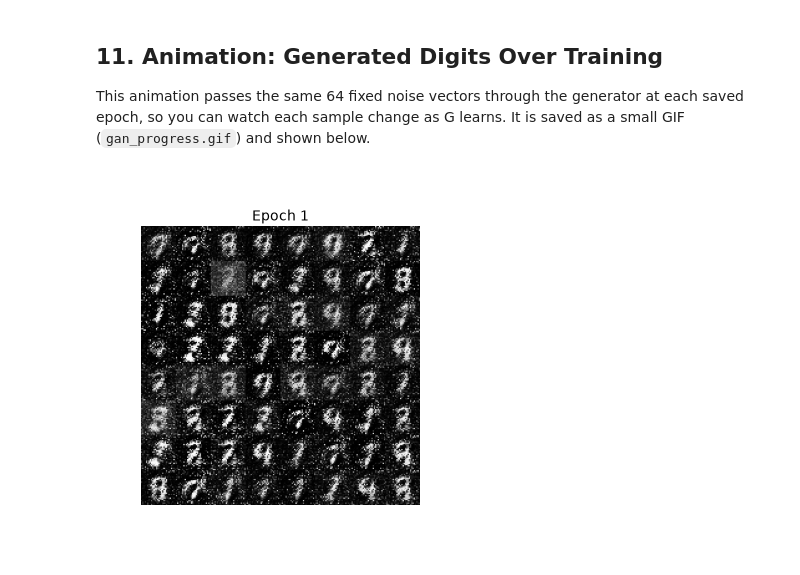
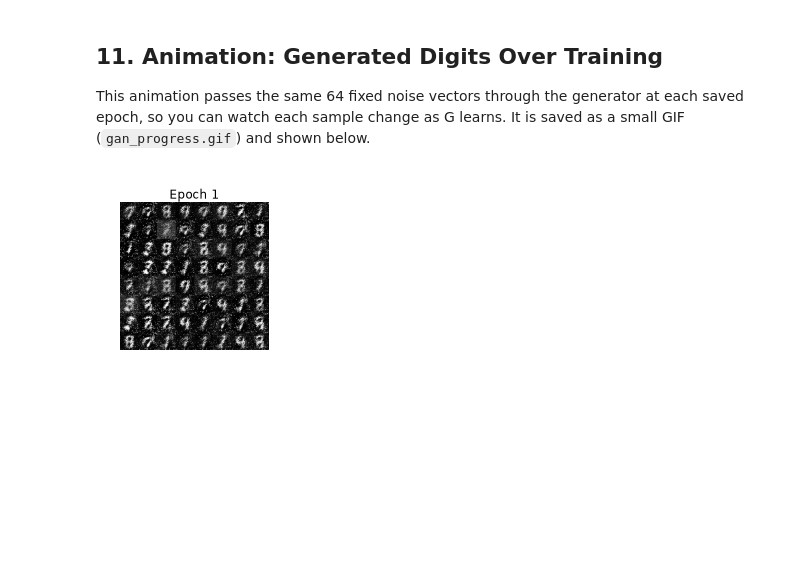
Before and after one commit to nadeemcite/research-papers, a Jupyter notebook: 022_generative-adversarial-networks-gan/solution.ipynb, the cells around one changed output. Cells and saved outputs as stored; diff of their text form; code cells hidden in the pictures; blank space fills up the shorter version.

```diff
--- a/022_generative-adversarial-networks-gan/solution.ipynb
+++ b/022_generative-adversarial-networks-gan/solution.ipynb
@@ -63,9 +65,11 @@ transform = transforms.Compose([
     transforms.Lambda(lambda x: x.view(-1))  # Flatten to 784
 ])
 
-dataset = torchvision.datasets.MNIST(
-    root='./data', train=True, download=True, transform=transform
-)
+# The download progress bars are silenced so the saved output stays readable
+with contextlib.redirect_stderr(io.StringIO()), contextlib.redirect_stdout(io.StringIO()):
+    dataset = torchvision.datasets.MNIST(
+        root='./data', train=True, download=True, transform=transform
+    )
 dataloader = DataLoader(dataset, batch_size=batch_size, shuffle=True, drop_last=True)
 
 def to_img(x):
@@ -392,27 +396,29 @@ plt.show()
 This animation passes the same 64 fixed noise vectors through the generator at each saved epoch, so you can watch each sample change as G learns. It is saved as a small GIF (`gan_progress.gif`) and shown below.
 # %%
 # Create animation of generated digits over training
-fig, ax = plt.subplots(figsize=(5, 5.4))
+fig, ax = plt.subplots(figsize=(3.2, 3.5))
 ax.axis('off')
 
 # Use 8x8 grid of the 64 fixed-noise samples
 ims = []
-for img_batch, epoch_num in zip(img_list, sample_epochs):
+# Every other saved sample (plus the last) keeps the GIF small
+keep = sorted(set(range(0, len(img_list), 2)) | {len(img_list) - 1})
+for img_batch, epoch_num in [(img_list[k], sample_epochs[k]) for k in keep]:
     grid = img_batch[:64, 0].numpy()  # (64, 28, 28)
     grid_img = grid.reshape(8, 8, 28, 28).transpose(0, 2, 1, 3).reshape(8 * 28, 8 * 28)
     im = ax.imshow(grid_img, cmap='gray', vmin=0, vmax=1, animated=True)
     title = ax.text(0.5, 1.02, f'Epoch {epoch_num}', transform=ax.transAxes,
                     ha='center', fontsize=14, animated=True)
     ims.append([im, title])
 
 ani = animation.ArtistAnimation(fig, ims, interval=500, blit=True, repeat_delay=2000)
-ani.save('gan_progress.gif', writer=animation.PillowWriter(fps=2), dpi=72)
+ani.save('gan_progress.gif', writer=animation.PillowWriter(fps=2), dpi=60)
 plt.close(fig)
 
 # Display animation
 Image(filename='gan_progress.gif')
 # %% [output]
-[figure, old version]
+[figure, new version]
 # %% [markdown]
 ## 12. Summary
 
```
Also changed, not shown: parts of 2 cells of this notebook, 6 other files.
